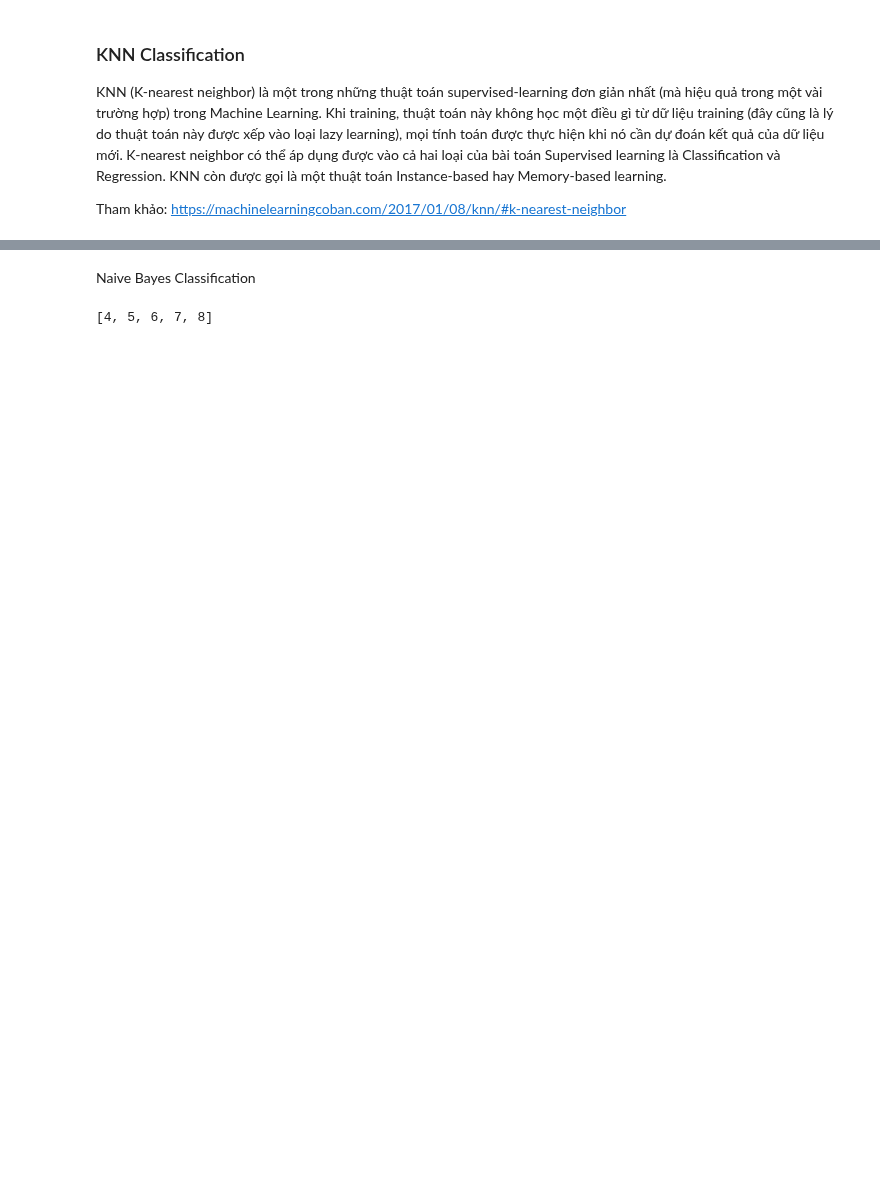
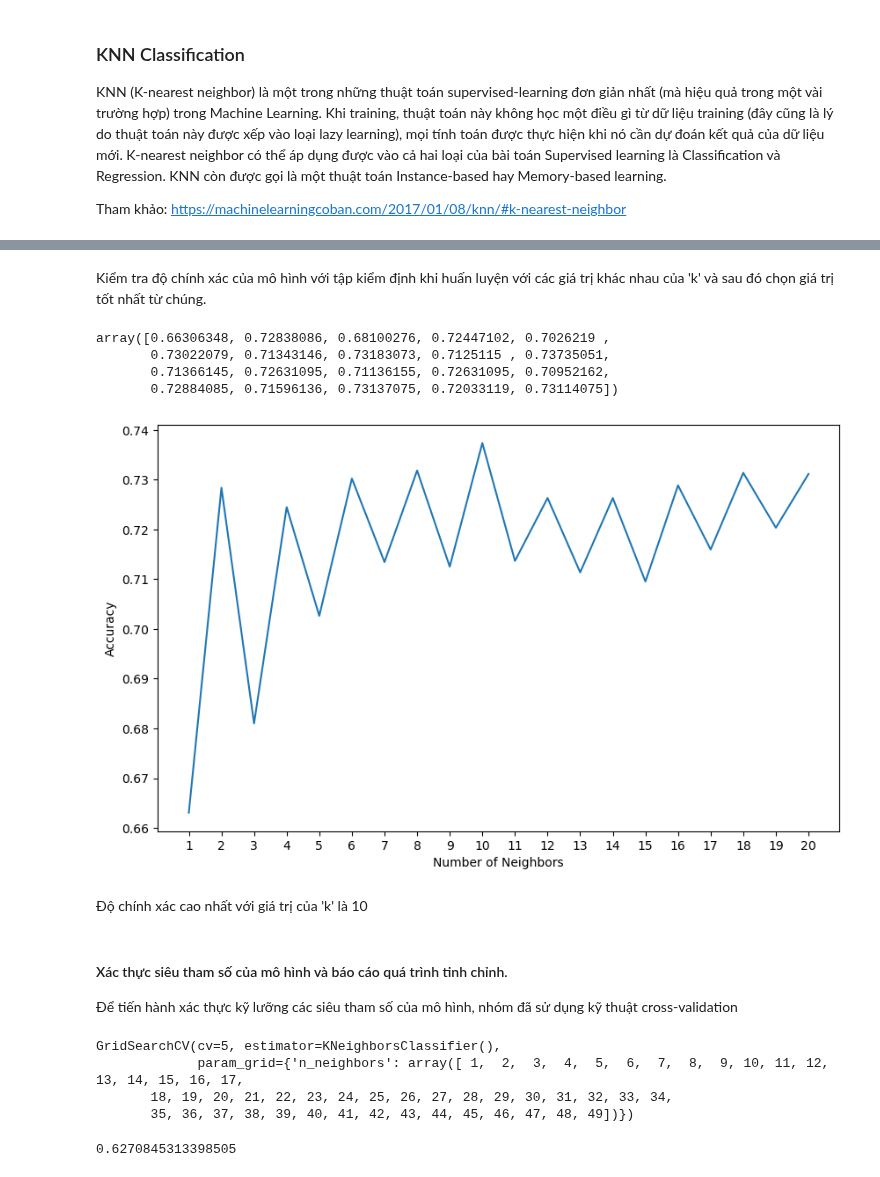
Before and after one commit to duongtanton/NP-KHDL-Gr9, a Jupyter notebook: Data-Modeling.ipynb, the cells around one changed output, grey strips where cells are left out. Cells and saved outputs as stored; diff of their text form; code cells hidden in the pictures; blank space fills up the shorter version.

```diff
--- a/Data-Modeling.ipynb
+++ b/Data-Modeling.ipynb
@@ -155,6 +155,3 @@ Testing set shape:  (3478, 10) (3478,)
 KNN (K-nearest neighbor) là một trong những thuật toán supervised-learning đơn giản nhất (mà hiệu quả trong một vài trường hợp) trong Machine Learning. Khi training, thuật toán này không học một điều gì từ dữ liệu training (đây cũng là lý do thuật toán này được xếp vào loại lazy learning), mọi tính toán được thực hiện khi nó cần dự đoán kết quả của dữ liệu mới. K-nearest neighbor có thể áp dụng được vào cả hai loại của bài toán Supervised learning là Classification và Regression. KNN còn được gọi là một thuật toán Instance-based hay Memory-based learning.
 
 Tham khảo: https://machinelearningcoban.com/2017/01/08/knn/#k-nearest-neighbor
-# %%
-from sklearn.neighbors import KNeighborsClassifier
-knn = KNeighborsClassifier()
@@ -165,10 +157,0 @@ Kiểm tra độ chính xác của mô hình khi huấn luyện với các giá
-# %%
-# Tính độ chính xác của mô hình với các giá trị 'k' khác nhau
-mean_acc = np.zeros(20)
-for i in range(1, 21):
-    # Huấn luyện mô hình và dự đoán
-    knn = KNeighborsClassifier(n_neighbors = i).fit(X_train, y_train)
-    yhat = knn.predict(X_valid)
-    mean_acc[i-1] = metrics.accuracy_score(y_valid, yhat)
-
-mean_acc
@@ -226,5 +157,0 @@ g_res.best_params_
-# %%
-kk
-# Sử dụng siêu tham số tốt nhất
-knn = KNeighborsClassifier(n_neighbors = 10, weights = 'distance', algorithm = 'brute', metric = 'manhattan')
-knn.fit(X_train, y_train)
@@ -273,6 +157,0 @@ Model accuracy:  0.538125359401955
-# %% [markdown]
-Naive Bayes Classification
-# %%
-print(list(range(4, 9)))
-# %% [output]
-[4, 5, 6, 7, 8]
@@ -278,0 +161,31 @@ print(list(range(4, 9)))
+# %% [markdown]
+Kiểm tra độ chính xác của mô hình với tập kiểm định khi huấn luyện với các giá trị khác nhau của 'k' và sau đó chọn giá trị tốt nhất từ chúng.
+# %%
+# Tính độ chính xác của mô hình với các giá trị 'k' khác nhau
+acc = np.zeros(20)
+for i in range(1, 21):
+    # Huấn luyện mô hình và dự đoán
+    knn = KNeighborsClassifier(n_neighbors = i).fit(X_train, y_train)
+    y_pred = knn.predict(X_test)
+    acc[i-1] = metrics.accuracy_score(y_test, y_pred)
+
+acc
+# %% [output]
+array([0.66306348, 0.72838086, 0.68100276, 0.72447102, 0.7026219 ,
+       0.73022079, 0.71343146, 0.73183073, 0.7125115 , 0.73735051,
+       0.71366145, 0.72631095, 0.71136155, 0.72631095, 0.70952162,
+       0.72884085, 0.71596136, 0.73137075, 0.72033119, 0.73114075])
+# %%
+plt.figure(figsize = (10, 6))
+plt.plot(range(1, 21), acc)
+plt.xticks(np.arange(1, 21, step=1.0))
+plt.xlabel('Number of Neighbors')
+plt.ylabel('Accuracy')
+plt.show()
+# %% [output]
+[figure, added]
+# %% [markdown]
+Độ chính xác cao nhất với giá trị của 'k' là 10
+# %% [markdown]
+#### Xác thực siêu tham số của mô hình và báo cáo quá trình tinh chỉnh.
+Để tiến hành xác thực kỹ lưỡng các siêu tham số của mô hình, nhóm đã sử dụng kỹ thuật cross-validation
@@ -278,0 +197,12 @@ print(list(range(4, 9)))
+# %%
+knn_cv= GridSearchCV(KNeighborsClassifier(), param_grid, cv=5)
+knn_cv.fit(X,y)
+# %% [output]
+GridSearchCV(cv=5, estimator=KNeighborsClassifier(),
+             param_grid={'n_neighbors': array([ 1,  2,  3,  4,  5,  6,  7,  8,  9, 10, 11, 12, 13, 14, 15, 16, 17,
+       18, 19, 20, 21, 22, 23, 24, 25, 26, 27, 28, 29, 30, 31, 32, 33, 34,
+       35, 36, 37, 38, 39, 40, 41, 42, 43, 44, 45, 46, 47, 48, 49])})
+# %%
+knn_cv.best_score_
+# %% [output]
+0.6270845313398505
```
Also changed, not shown: parts of 52 cells of this notebook.
